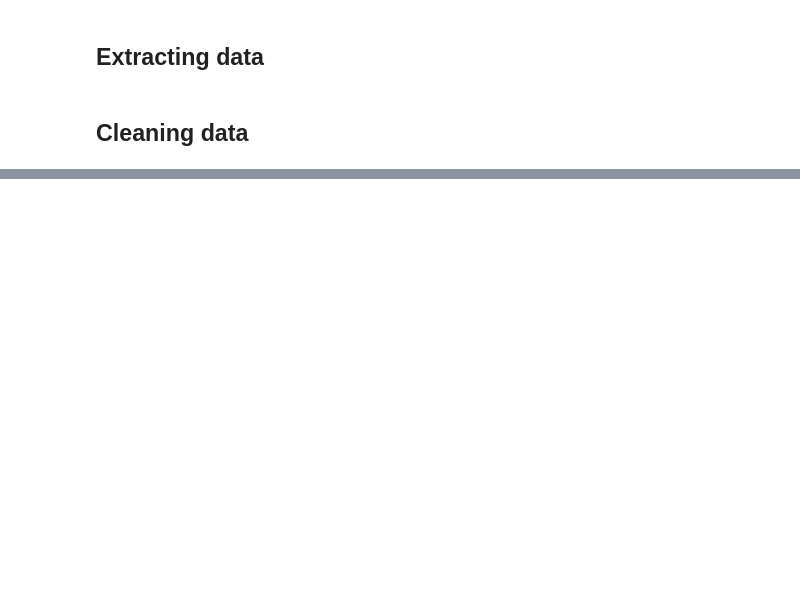
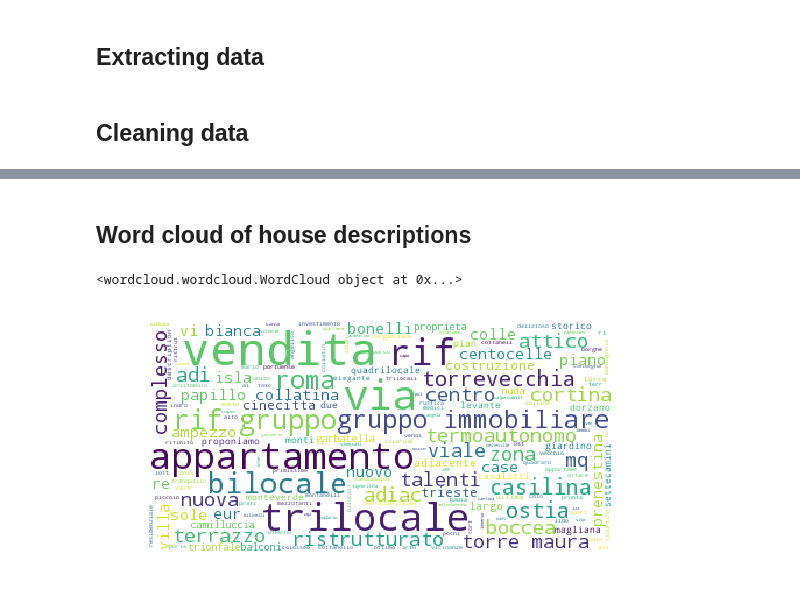
Before and after one commit to elena-lavinia/ADM_HW4, a Jupyter notebook: HW4_ADM_full.ipynb, the cells around one changed output, grey strips where cells are left out. Cells and saved outputs as stored; diff of their text form; code cells hidden in the pictures; blank space fills up the shorter version.

```diff
--- a/HW4_ADM_full.ipynb
+++ b/HW4_ADM_full.ipynb
@@ -91,0 +390,2 @@ df2.to_csv("Scraping.csv")
+# %% [markdown]
+## Word cloud of house descriptions
@@ -91,0 +411,2 @@ df2.to_csv("Scraping.csv")
+# %%
+worddoc=list(set().union(wordc,wordc1))
@@ -91,0 +415,20 @@ df2.to_csv("Scraping.csv")
+# %%
+from textblob import Word
+stop = stopwords.words('italian')
+stop1 = stopwords.words('english')
+stemmer = SnowballStemmer("italian")
+#okenizer = RegexpTokenizer(r'\w+')
+rem=string.punctuation+'“–”’°‘'
+pattern = r"[{}]".format(rem)
+dfc['description']=dfc['description'].str.replace(pattern,' ')
+dfc['description'] = dfc['description'].apply(lambda x: " ".join(x.lower() for x in x.split()))
+dfc['description'] = dfc['description'].apply(lambda x: " ".join(x for x in x.split() if x not in stop))
+dfc['description']=dfc['description'].apply(lambda x: " ".join(x for x in x.split() if x not in stop1))
+dfc['description'] = dfc['description'].str.replace('\d+','')
+#dfc['description'] = dfc['description'].str.replace('[^\w\s]','')
+dfc["description"] = dfc["description"].apply(nltk.word_tokenize)
+dfc['description']=dfc['description'].apply(lambda x :" ".join(x))
+dfc['description'] = dfc['description'].apply(remove_punctuations)
+#dfc.description = dfc.description.apply(str).apply(tokenizer.tokenize)
+dfc['description'] = dfc['description'].apply(remove_accents)
+dfc['description']=dfc['description'].apply(lambda x: " ".join(x for x in x.split() if x not in stop))
@@ -91,0 +437,26 @@ df2.to_csv("Scraping.csv")
+# %%
+import matplotlib as mpl
+from wordcloud import WordCloud, STOPWORDS
+mpl.rcParams['font.size']=12                #10
+mpl.rcParams['savefig.dpi']=100             #72
+mpl.rcParams['figure.subplot.bottom']=.1
+
+
+stopwords = set(STOPWORDS)
+wordcloud = WordCloud(
+                          background_color='white',
+                          stopwords=stopwords,
+                          max_words=200,
+                          max_font_size=40,
+                          random_state=42
+                         ).generate(str(dfc.loc[worddoc]))
+
+print(wordcloud)
+fig = plt.figure(1)
+plt.imshow(wordcloud)
+plt.axis('off')
+plt.show()
+fig.savefig("word1.png", dpi=900)
+# %% [output]
+<wordcloud.wordcloud.WordCloud object at 0x...>
+[figure, added]
```
Also changed, not shown: parts of 57 cells of this notebook.
